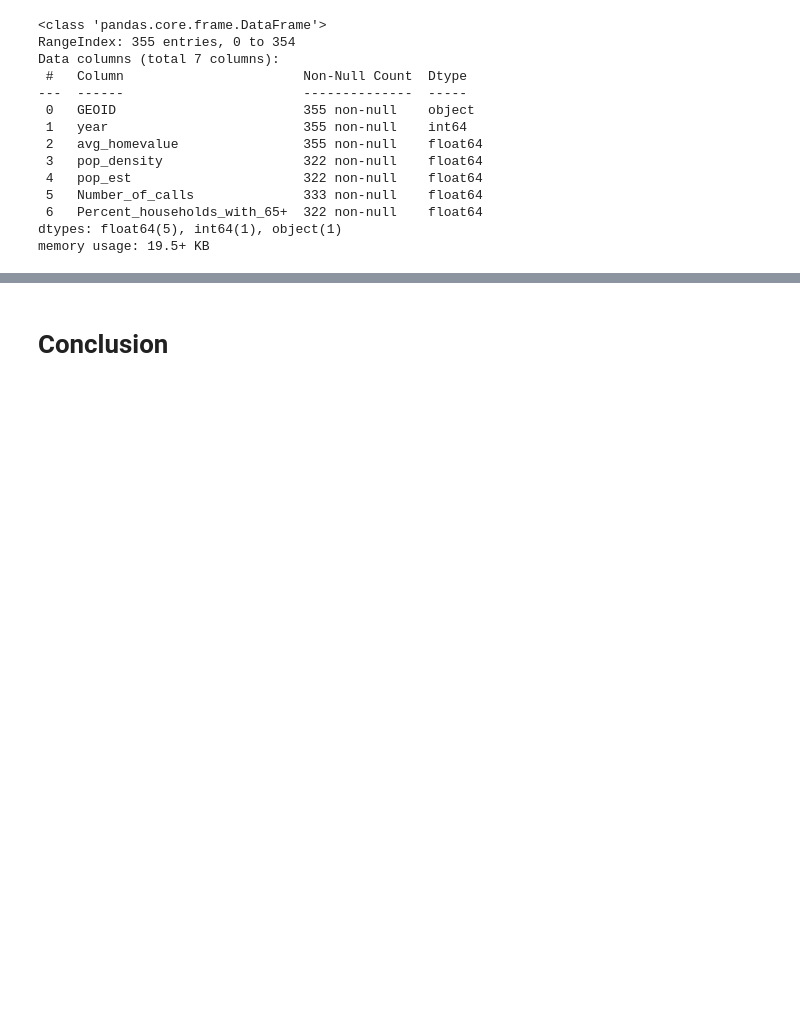
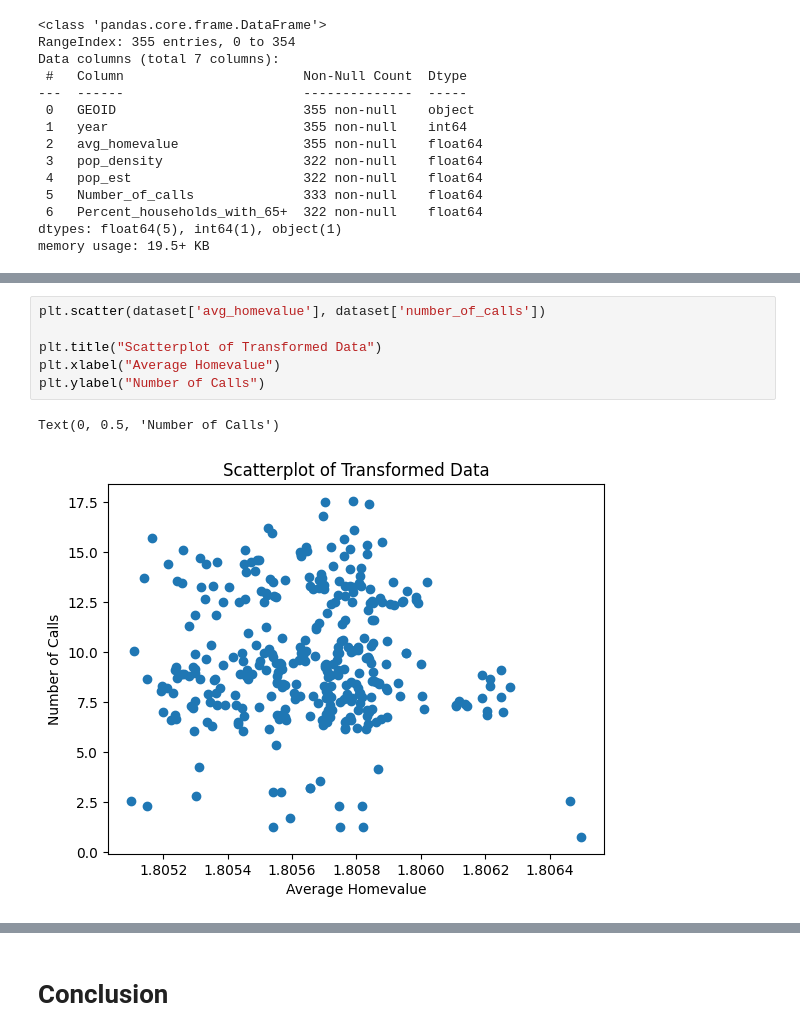
Before and after one commit to jordanlauritzen2/CRFR_Sp24_Project, a Jupyter notebook: CRFR_notebook.ipynb, the cells around one changed output, grey strips where cells are left out. Saved outputs shown, nothing was run; the diff lists cells and outputs as text; blank space fills up the shorter version.

```diff
--- a/CRFR_notebook.ipynb
+++ b/CRFR_notebook.ipynb
@@ -831,0 +922,9 @@ Text(707.8235294117648, 0.5, 'Number of Calls')
+# %%
+plt.scatter(dataset['avg_homevalue'], dataset['number_of_calls'])
+
+plt.title("Scatterplot of Transformed Data")
+plt.xlabel("Average Homevalue")
+plt.ylabel("Number of Calls")
+# %% [output]
+Text(0, 0.5, 'Number of Calls')
+[figure, added]
```
Also changed, not shown: parts of 81 cells of this notebook.
